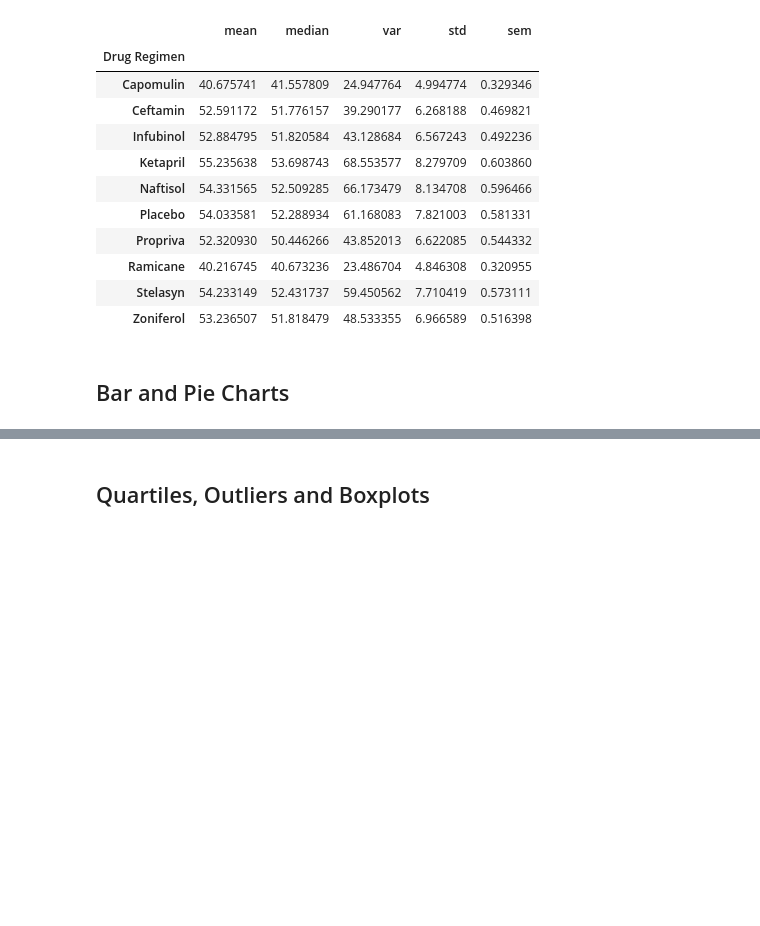
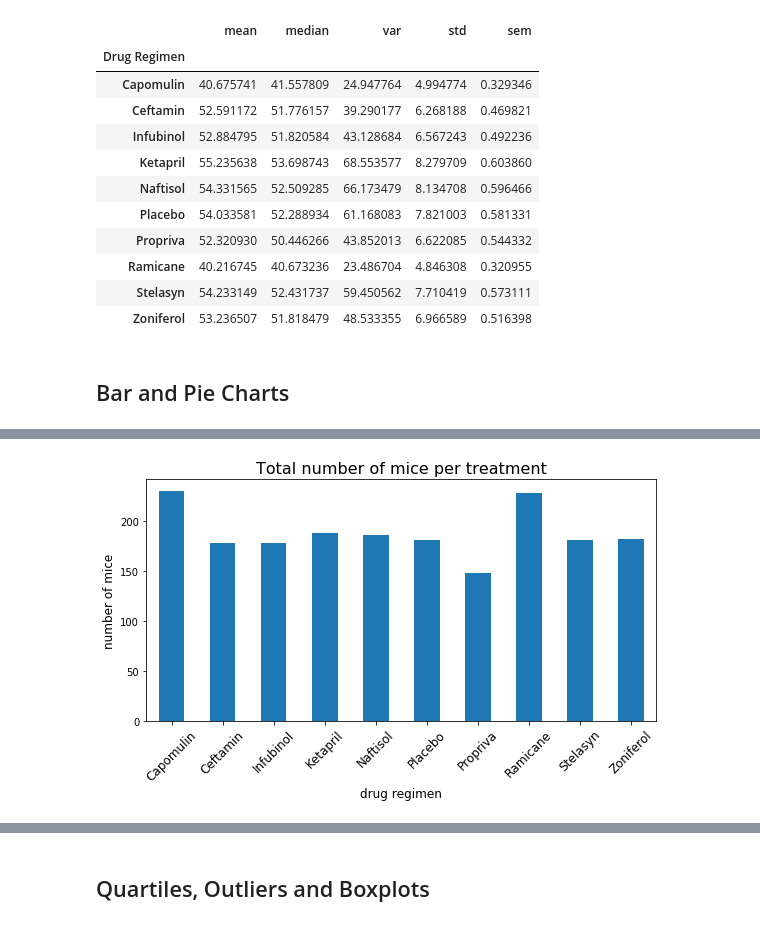
Before and after one commit to zsvorenova/matplotlib-challenge, a Jupyter notebook: Pymaceuticals/pymaceuticals_starter.ipynb, the cells around one changed output, grey strips where cells are left out. Drawn from its saved outputs; the diff is of its cells as text; code cells hidden in the pictures; blank space fills up the shorter version.

```diff
--- a/Pymaceuticals/pymaceuticals_starter.ipynb
+++ b/Pymaceuticals/pymaceuticals_starter.ipynb
@@ -204,0 +177,15 @@ Name: Drug Regimen, Length: 248, dtype: int64
+# %%
+# Generate a bar plot showing the total number of mice for each treatment throughout the course of the study using pyplot.
+x_axis=np.arange(len(mice_count))
+tick_locations = [value for value in x_axis]
+plt.figure(figsize=(8,5))
+plt.bar(x_axis, mice_count['Mouse ID'], align="center", width=0.5)
+plt.xticks(tick_locations, mice_count.index, rotation=45, fontsize=12)
+plt.title("Total number of mice per treatment", fontsize = 16)
+plt.ylabel("number of mice", fontsize =12)
+plt.xlabel("drug regimen", fontsize =12)
+plt.xlim(-0.5, len(x_axis)-0.5)
+plt.tight_layout()
+plt.show();
+# %% [output]
+[figure, added]
```
Also changed, not shown: parts of 12 cells of this notebook.
